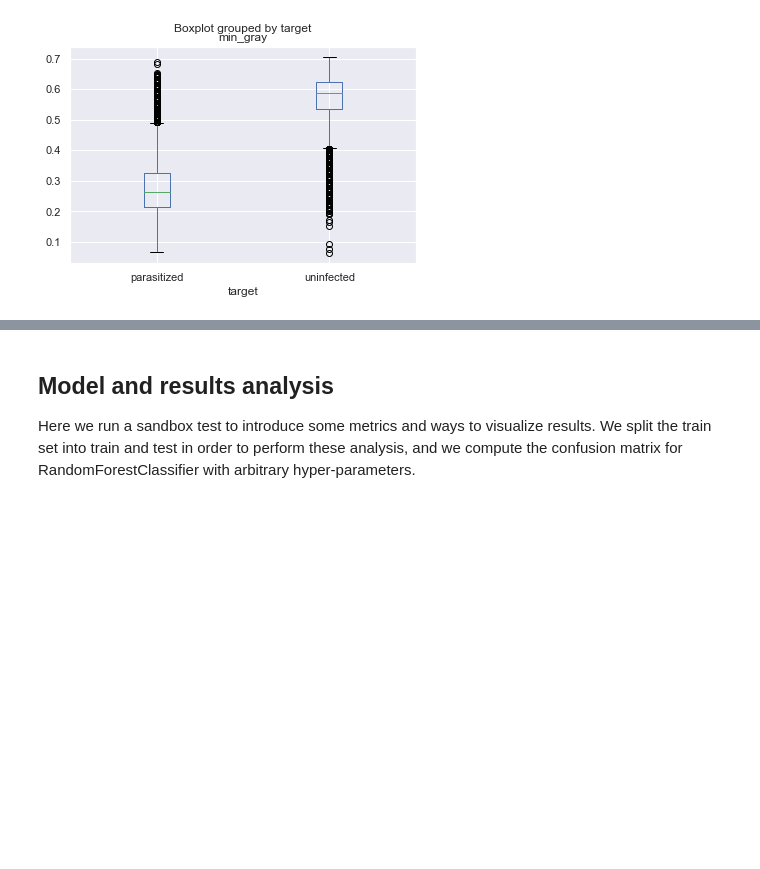
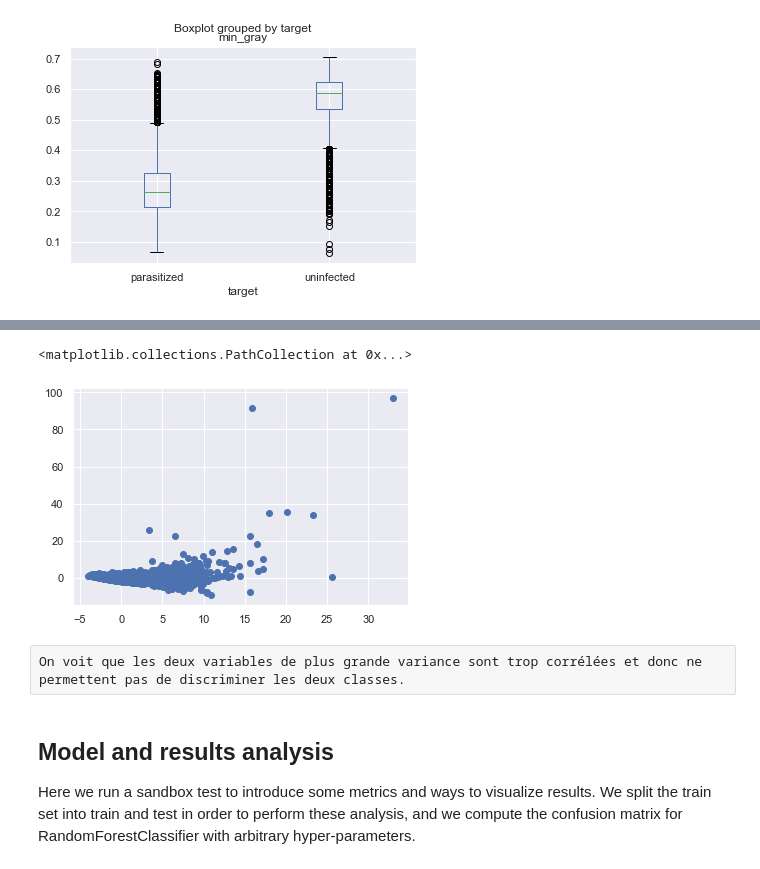
Before and after one commit to LE10EENFAIT/Africa, a Jupyter notebook: starting_kit/README_visualisation.ipynb, the cells around one changed output, grey strips where cells are left out. Saved outputs shown, nothing was run; the diff lists cells and outputs as text; code cells hidden in the pictures; blank space fills up the shorter version.

```diff
--- a/starting_kit/README_visualisation.ipynb
+++ b/starting_kit/README_visualisation.ipynb
@@ -238,0 +265,9 @@ plt.scatter(x.min_gray,x.max_gray, c= colorMap[model.labels_],s=40)
+# %%
+#classe pour standardisation
+from sklearn.preprocessing import StandardScaler
+
+#instanciation
+sc = StandardScaler()
+
+#standardisation
+data_scaled = sc.fit_transform(x_np)
@@ -239,3 +294,16 @@ plt.scatter(x.min_gray,x.max_gray, c= colorMap[model.labels_],s=40)
+# %%
+# On affiche pour voir si les données sont séparables sur les dimensions de plus grande variance
+
+# projeter xsur les composantes principales
+data_projected = pca.transform(data_scaled)
+
+# afficher chaque observation
+plt.scatter(data_projected[:, 0], data_projected[:, 1])
+# %% [output]
+<matplotlib.collections.PathCollection at 0x...>
+[figure, added]
+# %% [raw]
+On voit que les deux variables de plus grande variance sont trop corrélées et donc ne permettent pas de discriminer les deux classes.
 # %% [markdown]
 ## Model and results analysis
 
```
Also changed, not shown: parts of 10 cells of this notebook.
